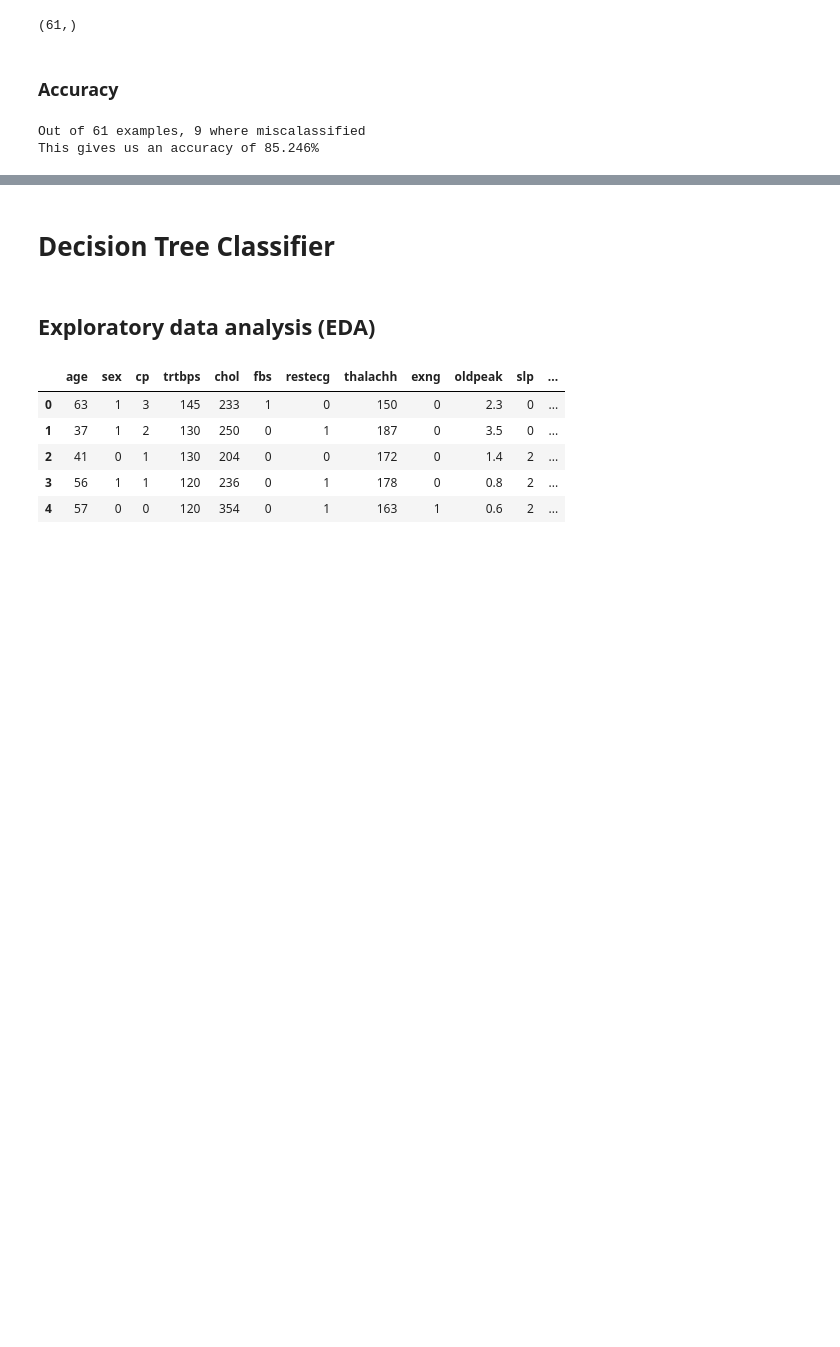
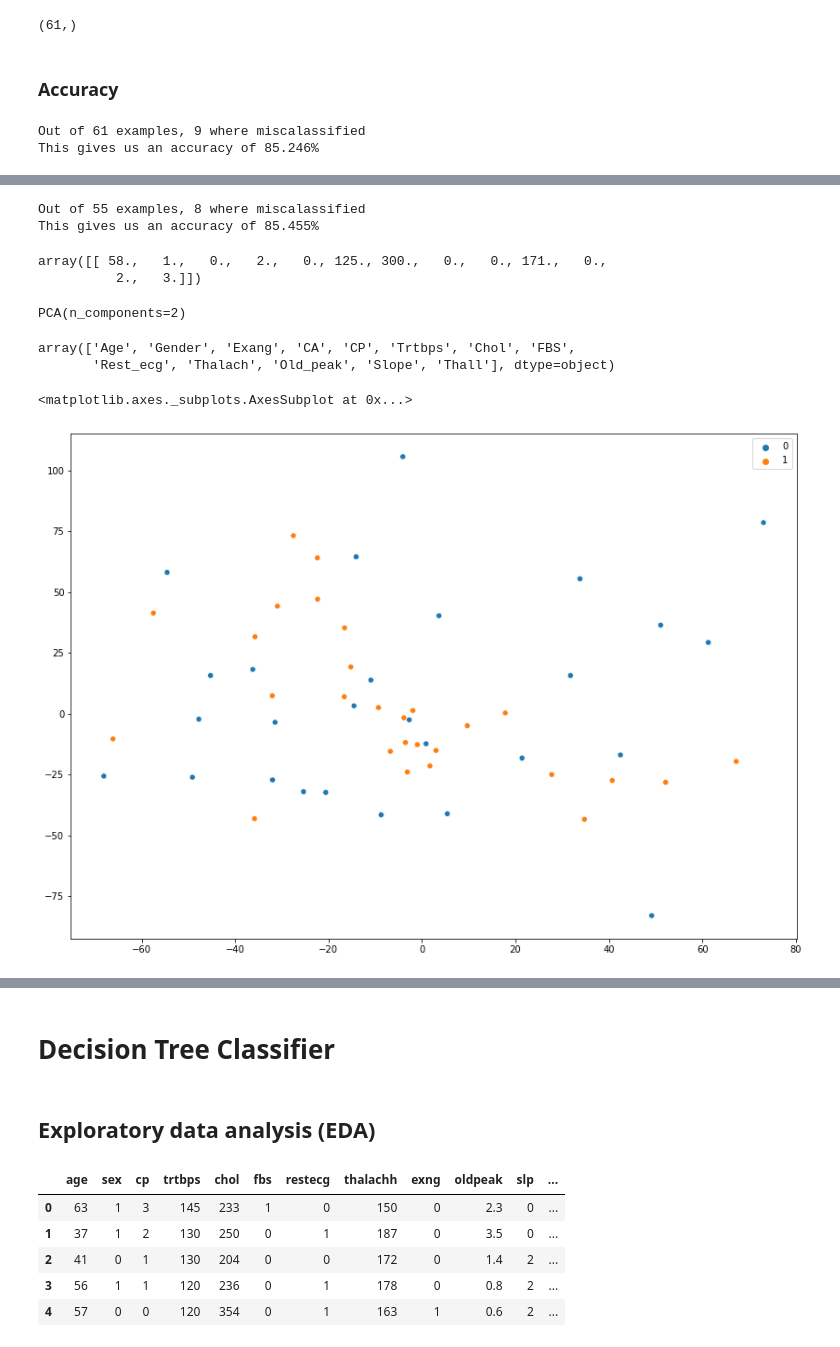
Before and after one commit to Ahmed-Ashraf-Marzouk/data-mining-algorithms, a Jupyter notebook: Data_Mining_Project_Ensemble.ipynb, the cells around one changed output, grey strips where cells are left out. Cells and saved outputs as stored; diff of their text form; code cells hidden in the pictures; blank space fills up the shorter version.

```diff
--- a/Data_Mining_Project_Ensemble.ipynb
+++ b/Data_Mining_Project_Ensemble.ipynb
@@ -388,0 +473,3 @@ This gives us an accuracy of 85.246%
+# %%
+gaussianNaiveBayes = GaussianNB()
+gaussianNaiveBayes.fit(features_train, labels_train)
@@ -388,0 +480,3 @@ This gives us an accuracy of 85.246%
+# %%
+label_predictions = gaussianNaiveBayes.predict(features_test)
+label_predictions.shape
@@ -388,0 +487,33 @@ This gives us an accuracy of 85.246%
+# %%
+print(f"Out of {features_test.shape[0]} examples, {(labels_test != label_predictions).sum()} where miscalassified")
+print(f"This gives us an accuracy of {accuracy_score(labels_test, label_predictions) * 100:.3f}%")
+# %% [output]
+Out of 55 examples, 8 where miscalassified
+This gives us an accuracy of 85.455%
+# %%
+np.array([features_test.iloc[0]])
+# %% [output]
+array([[ 58.,   1.,   0.,   2.,   0., 125., 300.,   0.,   0., 171.,   0.,
+          2.,   3.]])
+# %%
+from sklearn.decomposition import PCA
+pca = PCA(n_components=2)
+pca.fit(features_test)
+# %% [output]
+PCA(n_components=2)
+# %%
+x_axis, y_axis = pca.transform(features_test).reshape((2,55))
+# %%
+pca.feature_names_in_
+# %% [output]
+array(['Age', 'Gender', 'Exang', 'CA', 'CP', 'Trtbps', 'Chol', 'FBS',
+       'Rest_ecg', 'Thalach', 'Old_peak', 'Slope', 'Thall'], dtype=object)
+# %%
+plt.figure(figsize=(14,10))
+# x_axis = np.array(features_test['Old_peak'])
+# y_axis = np.array(features_test['Slope'])
+tone = np.array(label_predictions)
+sns.scatterplot(x=x_axis, y=y_axis, hue=tone)
+# %% [output]
+<matplotlib.axes._subplots.AxesSubplot at 0x...>
+[figure, added]
```
Also changed, not shown: parts of 53 cells of this notebook.
